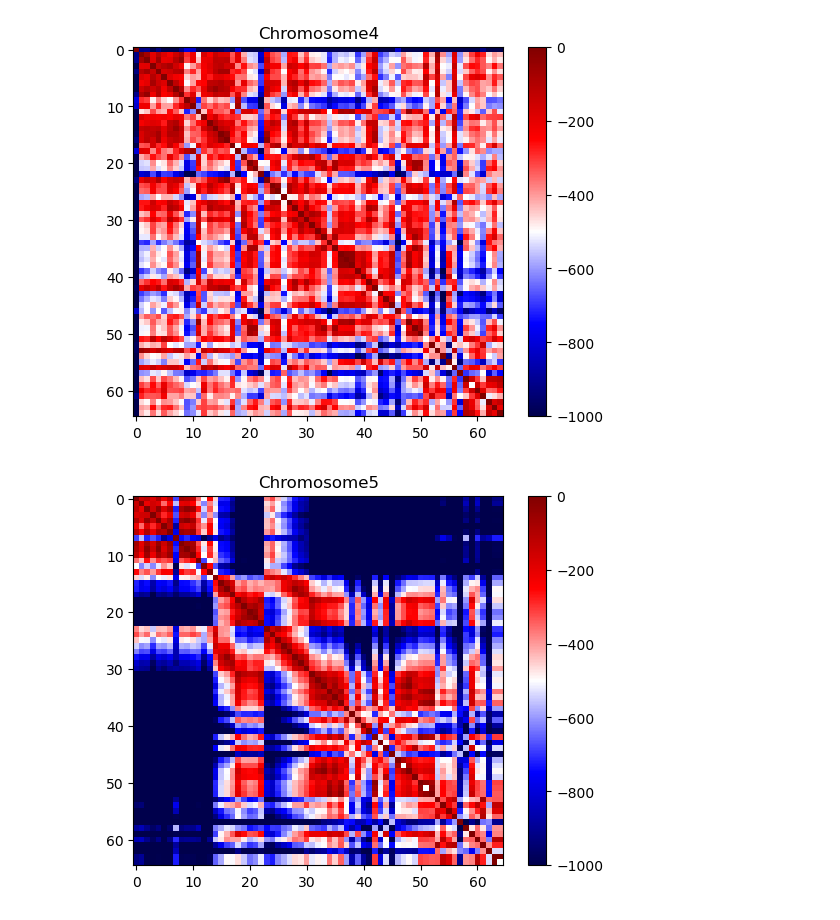
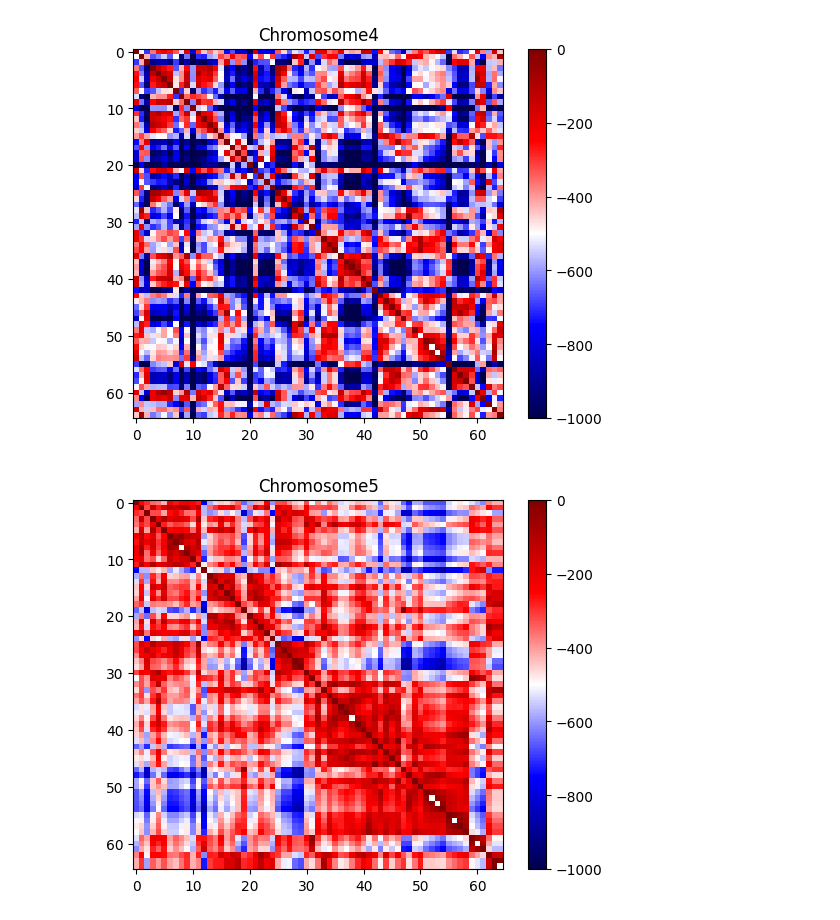
Before and after one commit to ScheWann/ChromPolymerDB, a Jupyter notebook: Scripts/bintu_process.ipynb, the cells around one changed output. Cells and saved outputs as stored; diff of their text form; code cells hidden in the pictures.

Commit message:
update the bintu process data

```diff
--- a/Scripts/bintu_process.ipynb
+++ b/Scripts/bintu_process.ipynb
@@ -5,14 +6,15 @@ import matplotlib.pylab as plt
 %matplotlib inline
 # %%
-file = './A549_chr21-28-30Mb.csv'
-lines = [ln[:-1].split(',') for ln in open(file,'r')]
+#read file
+data_folder = r'./Data'
+file_ = data_folder+os.sep+'IMR90_chr21-28-30Mb.csv'
+lines = [ln[:-1].split(',') for ln in open(file_,'r')]
 
-# keep only data entries and reorganize the data
-keep = np.array([len(ln) for ln in lines]) > 1
-data = np.array([line for line, kp in zip(lines, keep) if kp][1:], dtype=float)
+#keep only data enties and reorganize the data
+keep = np.array(list(map(len, lines))) > 1
+data = np.array([line for line,kp in zip(lines,keep) if kp][1:],dtype=float)
 chromosomes = data[:,0]
 nchr = len(np.unique(chromosomes))
 zxys = data[:,2:].reshape([nchr,-1,3])
-
 print(zxys.shape)
 # %% [output]
@@ -69,25 +32,26 @@ plt.show()
 # %%
 def interp1dnan(A):
-    A_ = np.array(A)
-    missing = np.isnan(A_)
+    A_=np.array(A)
+    missing = np.isnan(A)
     nonmissing = ~missing
     xp = np.where(nonmissing)[0]
-    fp = A_[nonmissing]
+    fp = A[nonmissing]
     x  = np.where(missing)[0]
     A_[missing] = np.interp(x, xp, fp)
     return A_
-def plot_map(zxy, interpolate=True):
+
+def plot_map(zxy,interpolate=True):
     """
     We can interpolate across positions we do not have data (too dim to reliably fit).
     We mark those positions as white on the diagonal.
     """
     zxy_ = np.array(zxy)
     if interpolate:
-        zxy_ = np.array([interp1dnan(a) for a in zxy.T]).T
+        zxy_ = np.array([interp1dnan(col) for col in zxy.T]).T
         bad = np.where(np.isnan(zxy[:,0]))[0]
     mat_ = squareform(pdist(zxy_))
-    mat_[bad,bad] = np.nan
-    plt.imshow(-mat_, interpolation='nearest', cmap='seismic', vmin=-1000, vmax=0)
+    mat_[bad,bad]=np.nan
+    plt.imshow(-mat_,interpolation='nearest',cmap='seismic',vmin=-1000,vmax=0)
 
 for i in range(10):
     plt.figure()
@@ -105,2 +69,2 @@ for i in range(10):
-[figure, old version]
+[figure, new version]
-[figure, old version]
+[figure, new version]
```
Also changed, not shown: parts of 7 cells of this notebook, 1 other file.
